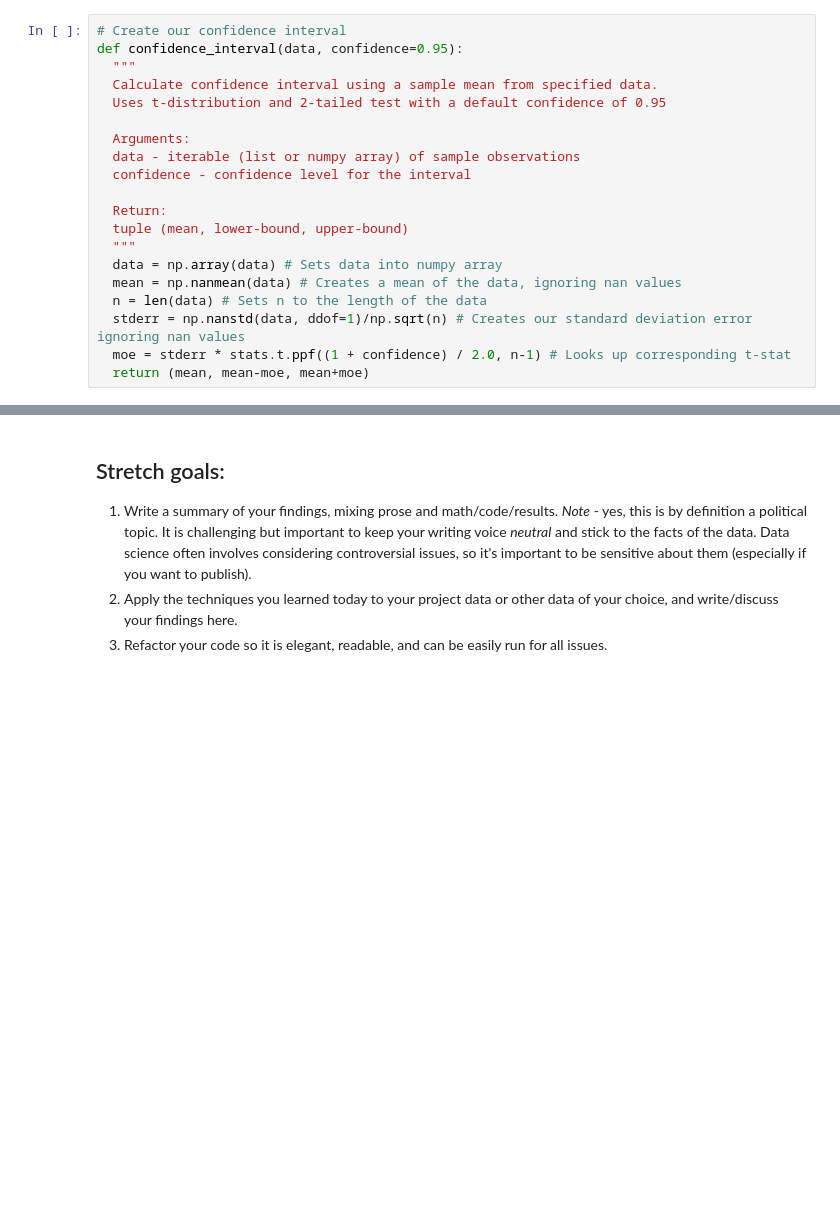
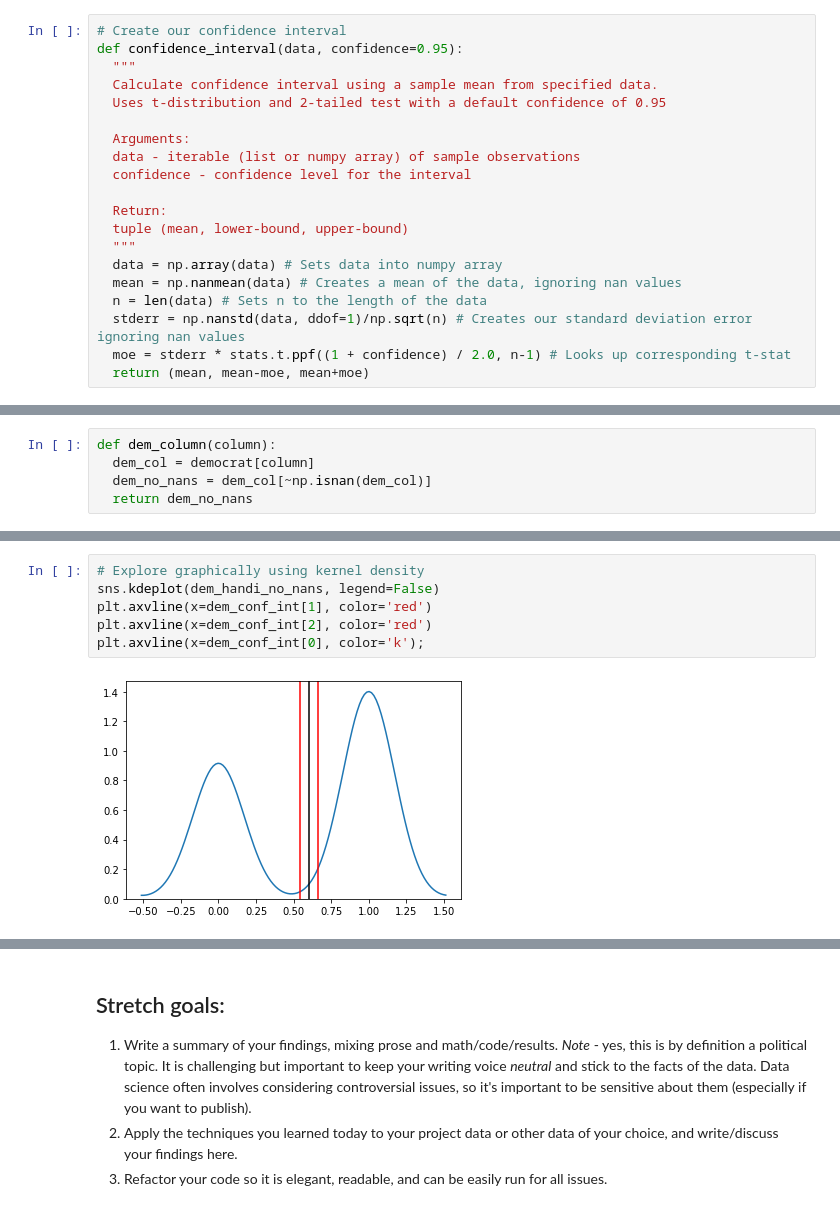
Before and after one commit to Daniel-Benson-Poe/DS-Unit-1-Sprint-2-Statistics, a Jupyter notebook: db_LS_DS_122_Sampling_Confidence_Intervals_and_Hypothesis_Testing_Assignment.ipynb, the cells around one changed output, grey strips where cells are left out. Drawn from its saved outputs; the diff is of its cells as text; blank space fills up the shorter version.

```diff
--- a/db_LS_DS_122_Sampling_Confidence_Intervals_and_Hypothesis_Testing_Assignment.ipynb
+++ b/db_LS_DS_122_Sampling_Confidence_Intervals_and_Hypothesis_Testing_Assignment.ipynb
@@ -266,0 +129,5 @@ conf_int_graph(rep['adoption-of-the-budget-resolution'])
+# %%
+def dem_column(column):
+  dem_col = democrat[column]
+  dem_no_nans = dem_col[~np.isnan(dem_col)]
+  return dem_no_nans
@@ -266,0 +172,8 @@ conf_int_graph(rep['adoption-of-the-budget-resolution'])
+# %%
+# Explore graphically using kernel density
+sns.kdeplot(dem_handi_no_nans, legend=False)
+plt.axvline(x=dem_conf_int[1], color='red')
+plt.axvline(x=dem_conf_int[2], color='red')
+plt.axvline(x=dem_conf_int[0], color='k');
+# %% [output]
+[figure, added]
```
Also changed, not shown: parts of 100 cells of this notebook.
